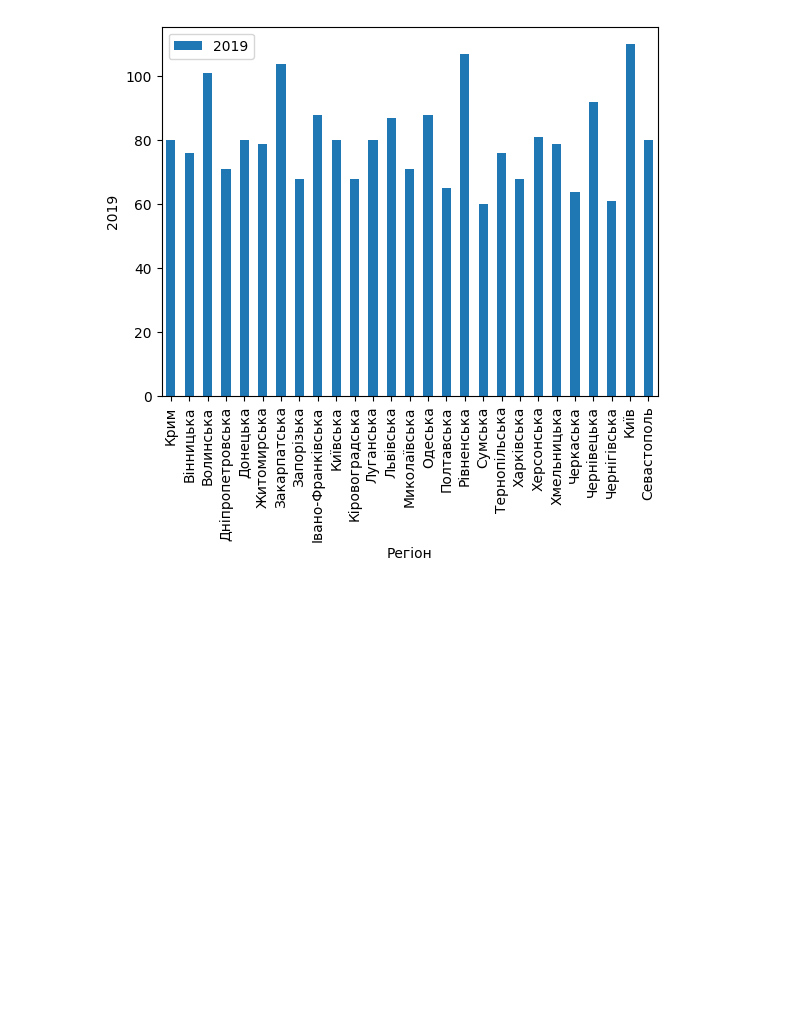
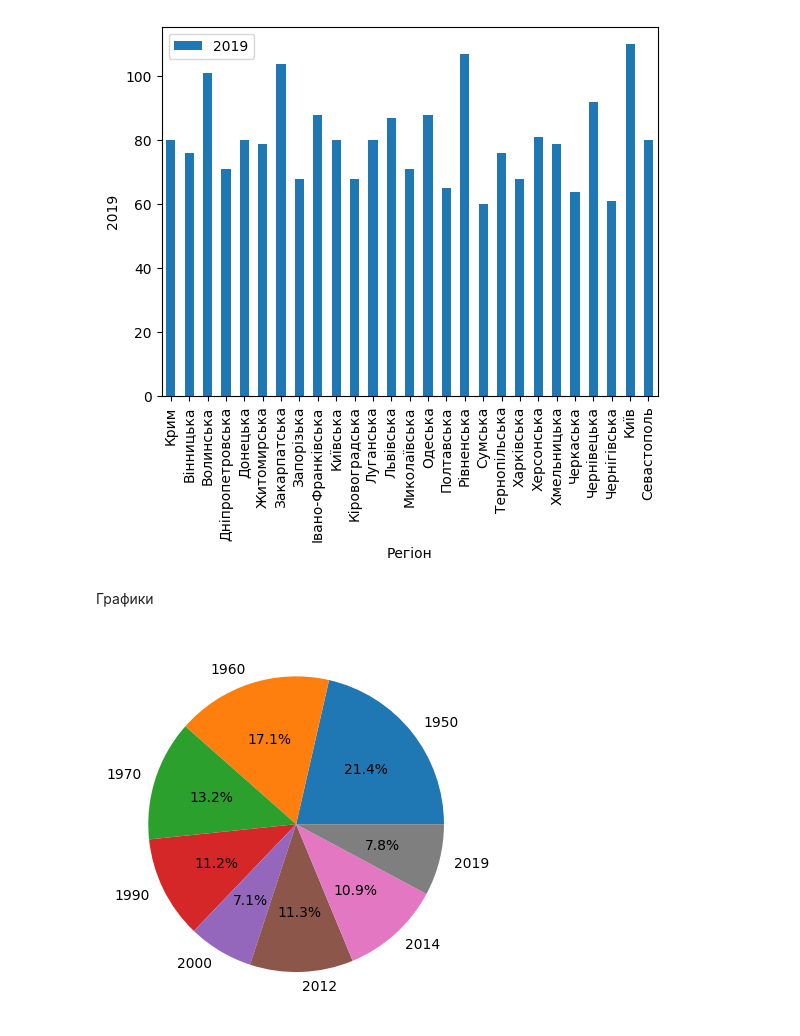
Before and after one commit to kbuhantsev/goit-datascience-hw, a Jupyter notebook: hw-2/Hw2.1.ipynb, the cells around one changed output. Saved outputs shown, nothing was run; the diff lists cells and outputs as text; code cells hidden in the pictures; blank space fills up the shorter version.

```diff
--- a/hw-2/Hw2.1.ipynb
+++ b/hw-2/Hw2.1.ipynb
@@ -180,3 +180,11 @@ Name: 16, dtype: object
 pl = data_frame[["Регіон", "2019"]].plot.bar(x="Регіон", y="2019", xlabel="Регіон", ylabel="2019")
 # %% [output]
 [figure]
+# %% [markdown]
+Графики
+# %%
+data = data_frame.iloc[14][1:]
+plt.pie(data,labels=data_frame.columns[1:], autopct='%1.1f%%')
+plt.show()
+# %% [output]
+[figure, added]
```
Also changed, not shown: parts of 2 cells of this notebook.
